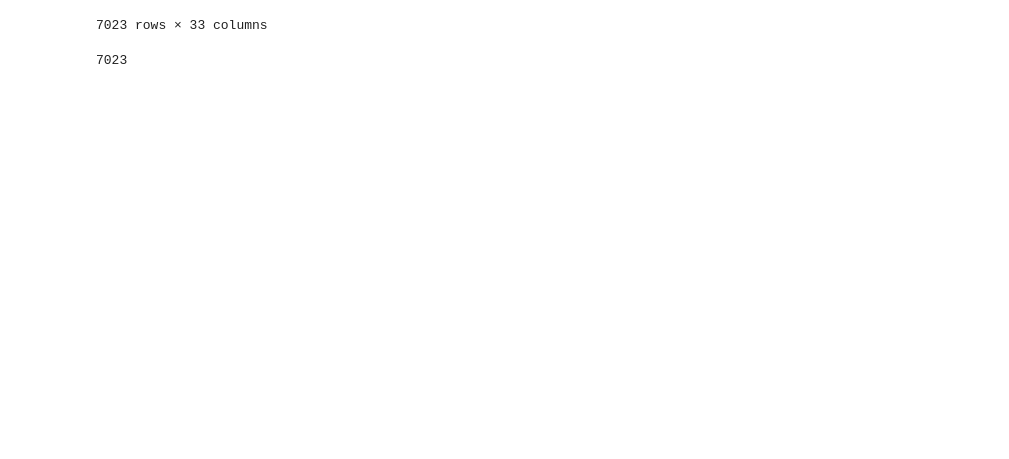
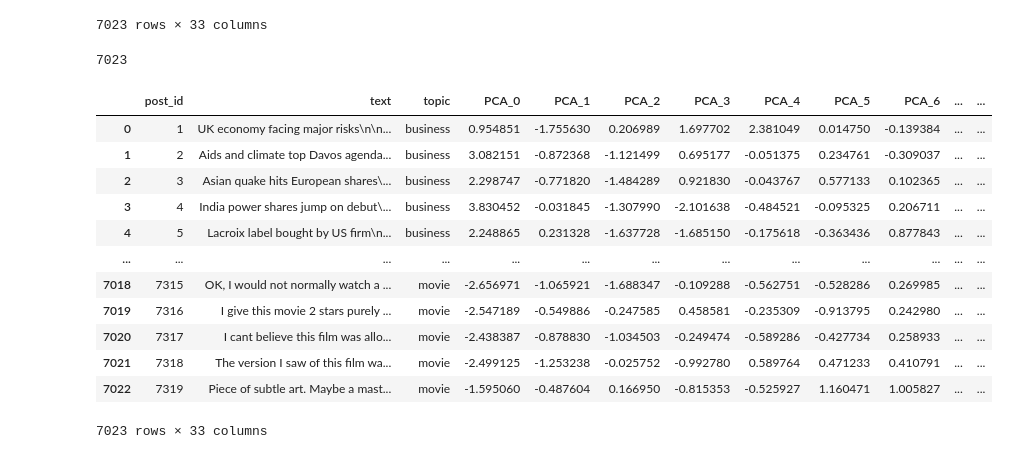
Before and after one commit to TheoRybalov/KC_Final_RecSys, a Jupyter notebook: notebooks/data_DL_research.ipynb, the cells around one changed output. Drawn from its saved outputs; the diff is of its cells as text; code cells hidden in the pictures; blank space fills up the shorter version.

```diff
--- a/notebooks/data_DL_research.ipynb
+++ b/notebooks/data_DL_research.ipynb
@@ -261,3 +256,20 @@ post_data.to_sql(
 )
 # %% [output]
 7023
+# %%
+post_text_df = pd.read_sql('SELECT * FROM fedorrybalov_post_data_dl_features;', con=engine) # считываем таблицу
+post_text_df
+# %% [output]
+|  | post_id | text | topic | PCA_0 | PCA_1 | PCA_2 | PCA_3 | PCA_4 | PCA_5 | PCA_6 | ... | ... |
+| 0 | 1 | UK economy facing major risks\n\n... | business | 0.954851 | -1.755630 | 0.206989 | 1.697702 | 2.381049 | 0.014750 | -0.139384 | ... | ... |
+| 1 | 2 | Aids and climate top Davos agenda... | business | 3.082151 | -0.872368 | -1.121499 | 0.695177 | -0.051375 | 0.234761 | -0.309037 | ... | ... |
+| 2 | 3 | Asian quake hits European shares\... | business | 2.298747 | -0.771820 | -1.484289 | 0.921830 | -0.043767 | 0.577133 | 0.102365 | ... | ... |
+| 3 | 4 | India power shares jump on debut\... | business | 3.830452 | -0.031845 | -1.307990 | -2.101638 | -0.484521 | -0.095325 | 0.206711 | ... | ... |
+| 4 | 5 | Lacroix label bought by US firm\n... | business | 2.248865 | 0.231328 | -1.637728 | -1.685150 | -0.175618 | -0.363436 | 0.877843 | ... | ... |
+| ... | ... | ... | ... | ... | ... | ... | ... | ... | ... | ... | ... | ... |
+| 7018 | 7315 | OK, I would not normally watch a ... | movie | -2.656971 | -1.065921 | -1.688347 | -0.109288 | -0.562751 | -0.528286 | 0.269985 | ... | ... |
+| 7019 | 7316 | I give this movie 2 stars purely ... | movie | -2.547189 | -0.549886 | -0.247585 | 0.458581 | -0.235309 | -0.913795 | 0.242980 | ... | ... |
+| 7020 | 7317 | I cant believe this film was allo... | movie | -2.438387 | -0.878830 | -1.034503 | -0.249474 | -0.589286 | -0.427734 | 0.258933 | ... | ... |
+| 7021 | 7318 | The version I saw of this film wa... | movie | -2.499125 | -1.253238 | -0.025752 | -0.992780 | 0.589764 | 0.471233 | 0.410791 | ... | ... |
+| 7022 | 7319 | Piece of subtle art. Maybe a mast... | movie | -1.595060 | -0.487604 | 0.166950 | -0.815353 | -0.525927 | 1.160471 | 1.005827 | ... | ... |
+7023 rows × 33 columns
```
Also changed, not shown: parts of 6 cells of this notebook, 9 other files.
